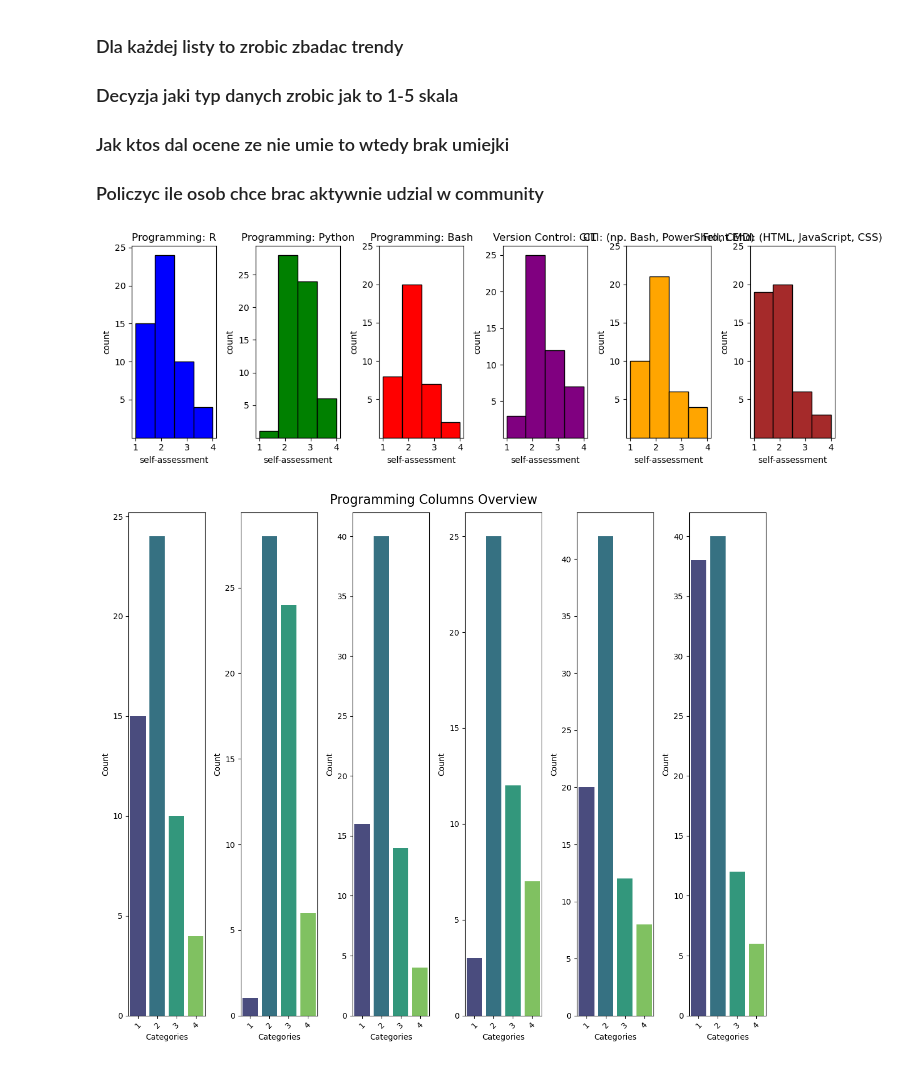
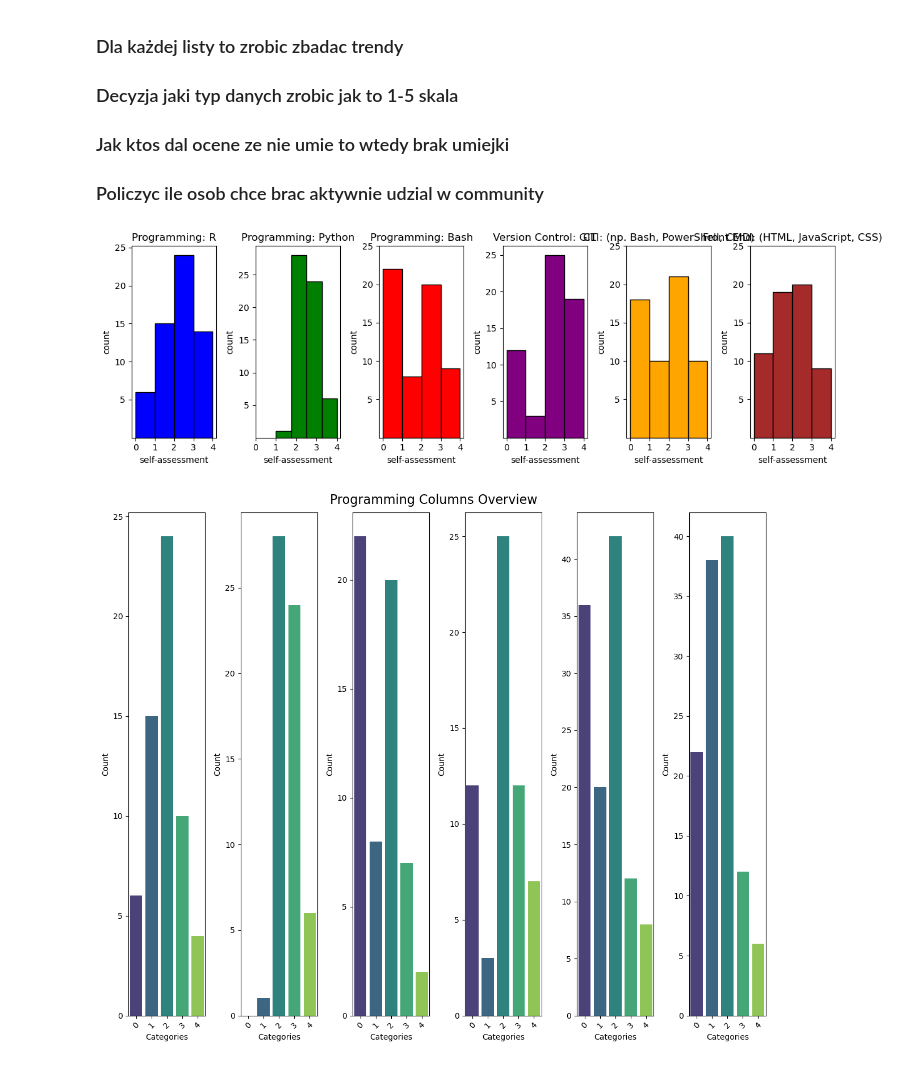
Before and after one commit to Mghd269/DMI-Project, a Jupyter notebook: notebooks/02_eda.ipynb, the cells around one changed output. Cells and saved outputs as stored; diff of their text form; code cells hidden in the pictures.

```diff
--- a/notebooks/02_eda.ipynb
+++ b/notebooks/02_eda.ipynb
@@ -202,7 +202,7 @@ soft = ['Project Management', 'Promocja w Social Media', 'Ux/Ui', 'Projektowanie
 branches = ['FinTech', 'HealthTech', 'FashionTech', 'E-commerce', 'SportTech', 'Non-profit', 'PropTech (nieruchomości)', 'Cybersecurity', 'HR']
 
 
-rating_scale = CategoricalDtype(categories=[1, 2, 3, 4], ordered=True)
+rating_scale = CategoricalDtype(categories=[0,1, 2, 3, 4], ordered=True)
 
 for column in programming, machine_learning, databases, soft, branches:
     df[column] = df[column].astype(rating_scale)
@@ -223,23 +223,23 @@ for column in programming, machine_learning, databases, soft, branches:
 # %%
 ##WERSJA 1
 fig, axes = plt.subplots(nrows=1, ncols=len(programming), figsize=(12, 4))
 
 for i, column in enumerate(programming):
     colors = ['blue', 'green', 'red', 'purple', 'orange', 'brown']
     ax = axes[i]
     ax.hist(df[column], bins=4, color= colors[i], edgecolor='black')
     ax.set_title(column)
     ax.set_xlabel('self-assessment')
     ax.set_ylabel('count')
-    ax.set_xticks([1, 2, 3, 4])
-    ax.set_xticklabels([1, 2, 3, 4])
+    ax.set_xticks([0, 1, 2, 3, 4])
+    ax.set_xticklabels([0, 1, 2, 3, 4])
     ax.set_yticks([5, 10, 15, 20, 25])
 
 
 plt.tight_layout()
 plt.show()
 # %% [output]
-[figure, old version]
+[figure, new version]
 # %%
 #WERSJA 2
 
@@ -267,7 +267,7 @@ plt.show()
 warnings.filterwarnings('ignore')
 warnings.simplefilter('ignore')
 # %% [output]
-[figure, old version]
+[figure, new version]
 # %%
 #WERSJA 2
 
```
Also changed, not shown: parts of 5 cells of this notebook.
